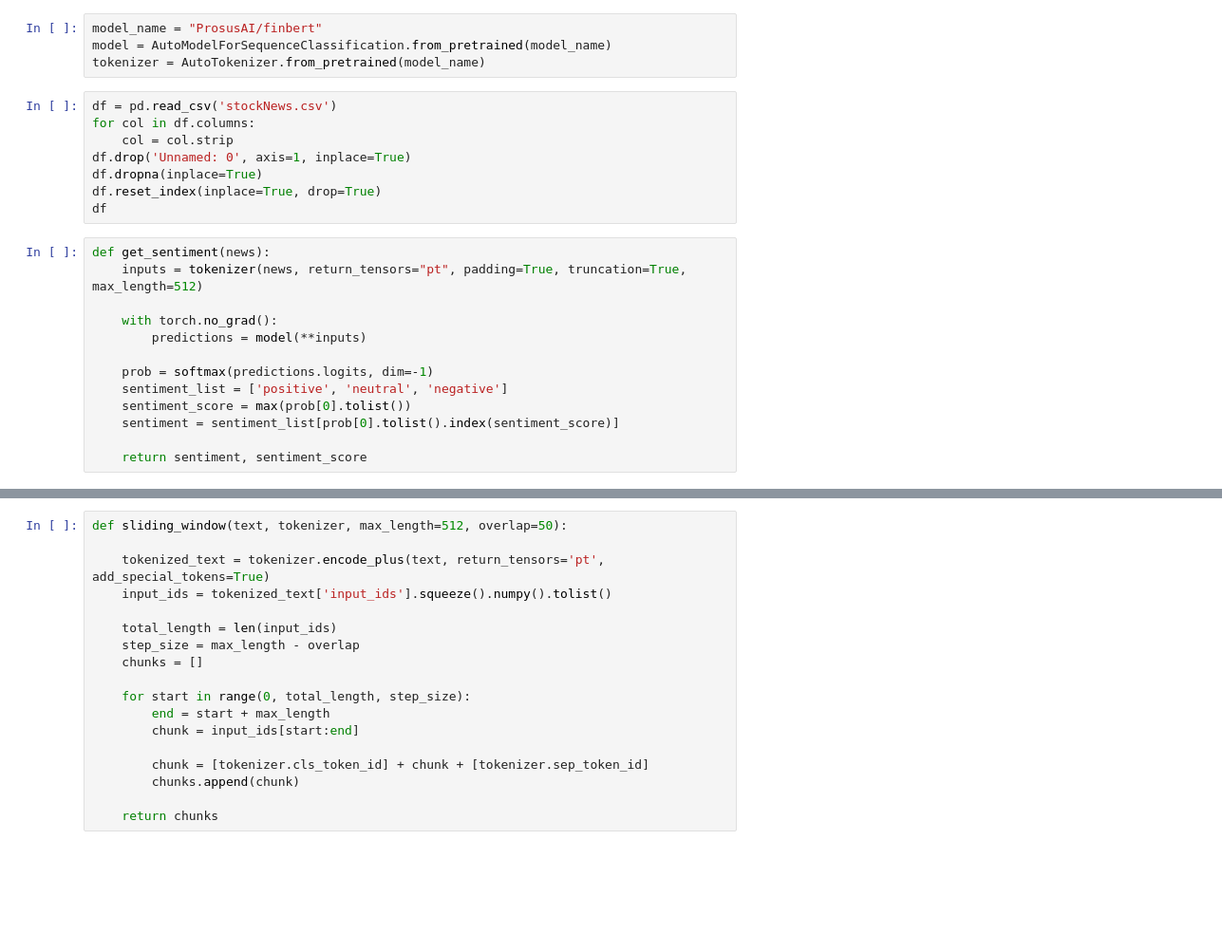
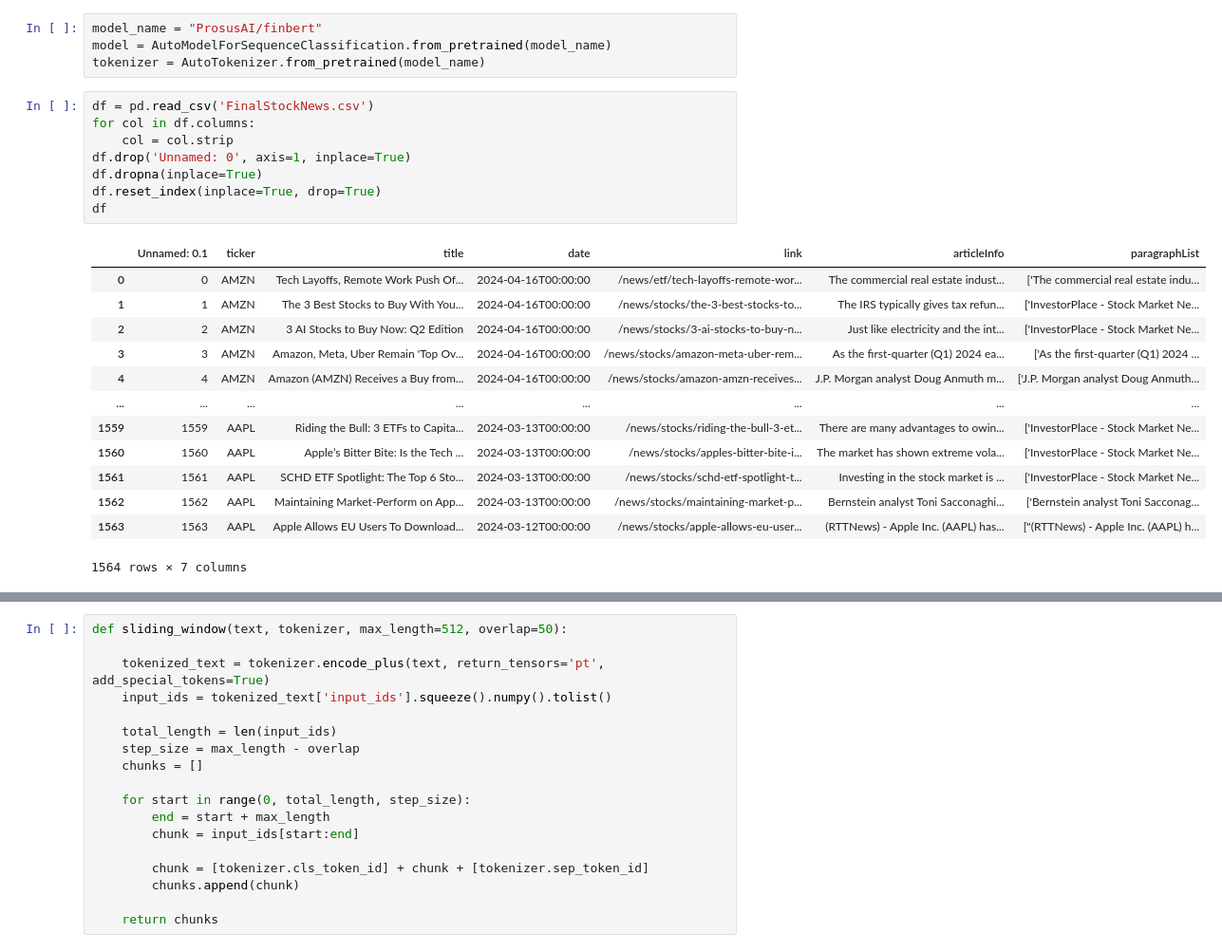
Before and after one commit to ayushRana48/stockNLP, a Jupyter notebook: sentiment.ipynb, the cells around one changed output, grey strips where cells are left out. Shown at 95% size. Cells and saved outputs as stored; diff of their text form; blank space fills up the shorter version.

Commit message:
model working

```diff
--- a/sentiment.ipynb
+++ b/sentiment.ipynb
@@ -11,23 +11,24 @@ model_name = "ProsusAI/finbert"
 model = AutoModelForSequenceClassification.from_pretrained(model_name)
 tokenizer = AutoTokenizer.from_pretrained(model_name)
 # %%
-df = pd.read_csv('stockNews.csv')
+df = pd.read_csv('FinalStockNews.csv')
 for col in df.columns:
     col = col.strip
 df.drop('Unnamed: 0', axis=1, inplace=True)
 df.dropna(inplace=True)
 df.reset_index(inplace=True, drop=True)
 df
+# %% [output]
+|  | Unnamed: 0.1 | ticker | title | date | link | articleInfo | paragraphList |
+| 0 | 0 | AMZN | Tech Layoffs, Remote Work Push Of... | 2024-04-16T00:00:00 | /news/etf/tech-layoffs-remote-wor... | The commercial real estate indust... | ['The commercial real estate indu... |
+| 1 | 1 | AMZN | The 3 Best Stocks to Buy With You... | 2024-04-16T00:00:00 | /news/stocks/the-3-best-stocks-to... | The IRS typically gives tax refun... | ['InvestorPlace - Stock Market Ne... |
+| 2 | 2 | AMZN | 3 AI Stocks to Buy Now: Q2 Edition | 2024-04-16T00:00:00 | /news/stocks/3-ai-stocks-to-buy-n... | Just like electricity and the int... | ['InvestorPlace - Stock Market Ne... |
+| 3 | 3 | AMZN | Amazon, Meta, Uber Remain 'Top Ov... | 2024-04-16T00:00:00 | /news/stocks/amazon-meta-uber-rem... | As the first-quarter (Q1) 2024 ea... | ['As the first-quarter (Q1) 2024 ... |
+| 4 | 4 | AMZN | Amazon (AMZN) Receives a Buy from... | 2024-04-16T00:00:00 | /news/stocks/amazon-amzn-receives... | J.P. Morgan analyst Doug Anmuth m... | ['J.P. Morgan analyst Doug Anmuth... |
+| ... | ... | ... | ... | ... | ... | ... | ... |
+| 1559 | 1559 | AAPL | Riding the Bull: 3 ETFs to Capita... | 2024-03-13T00:00:00 | /news/stocks/riding-the-bull-3-et... | There are many advantages to owin... | ['InvestorPlace - Stock Market Ne... |
+| 1560 | 1560 | AAPL | Apple’s Bitter Bite: Is the Tech ... | 2024-03-13T00:00:00 | /news/stocks/apples-bitter-bite-i... | The market has shown extreme vola... | ['InvestorPlace - Stock Market Ne... |
+| 1561 | 1561 | AAPL | SCHD ETF Spotlight: The Top 6 Sto... | 2024-03-13T00:00:00 | /news/stocks/schd-etf-spotlight-t... | Investing in the stock market is ... | ['InvestorPlace - Stock Market Ne... |
+| 1562 | 1562 | AAPL | Maintaining Market-Perform on App... | 2024-03-13T00:00:00 | /news/stocks/maintaining-market-p... | Bernstein analyst Toni Sacconaghi... | ['Bernstein analyst Toni Sacconag... |
+| 1563 | 1563 | AAPL | Apple Allows EU Users To Download... | 2024-03-12T00:00:00 | /news/stocks/apple-allows-eu-user... | (RTTNews) - Apple Inc. (AAPL) has... | ["(RTTNews) - Apple Inc. (AAPL) h... |
+1564 rows × 7 columns
-# %%
-def get_sentiment(news):
-    inputs = tokenizer(news, return_tensors="pt", padding=True, truncation=True, max_length=512)
-
-    with torch.no_grad():
-        predictions = model(**inputs)
-
-    prob = softmax(predictions.logits, dim=-1)
-    sentiment_list = ['positive', 'neutral', 'negative']
-    sentiment_score = max(prob[0].tolist())
-    sentiment = sentiment_list[prob[0].tolist().index(sentiment_score)]
-
-    return sentiment, sentiment_score
```
Also changed, not shown: parts of 8 cells of this notebook, 5 other files.
